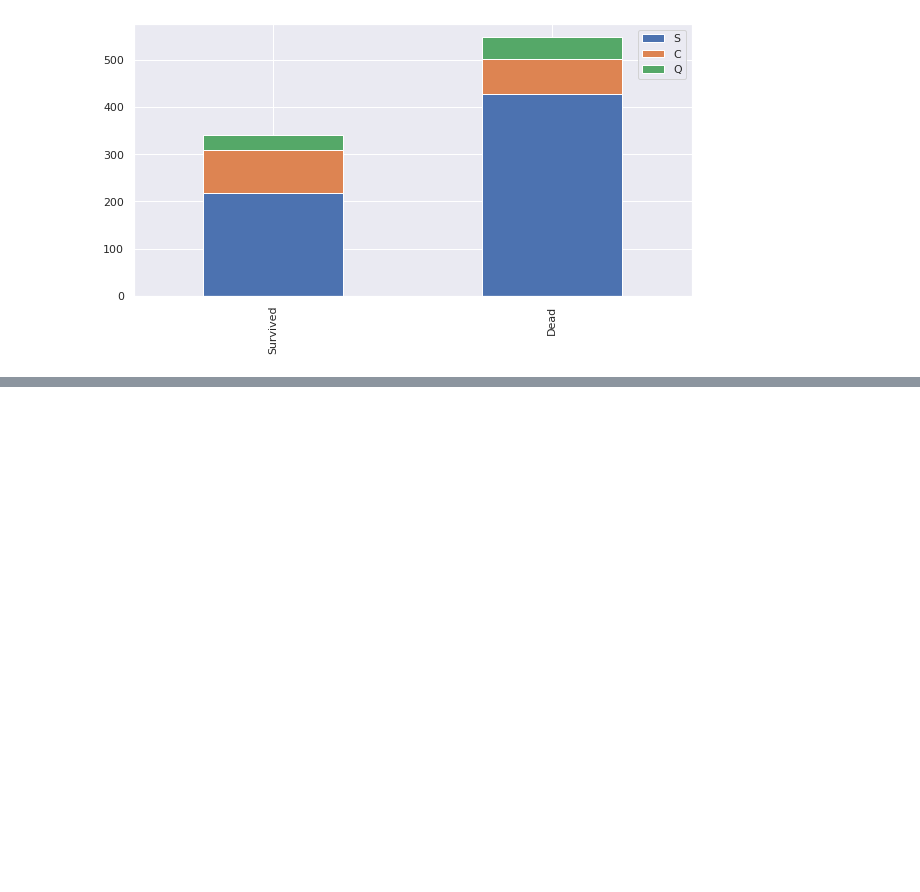
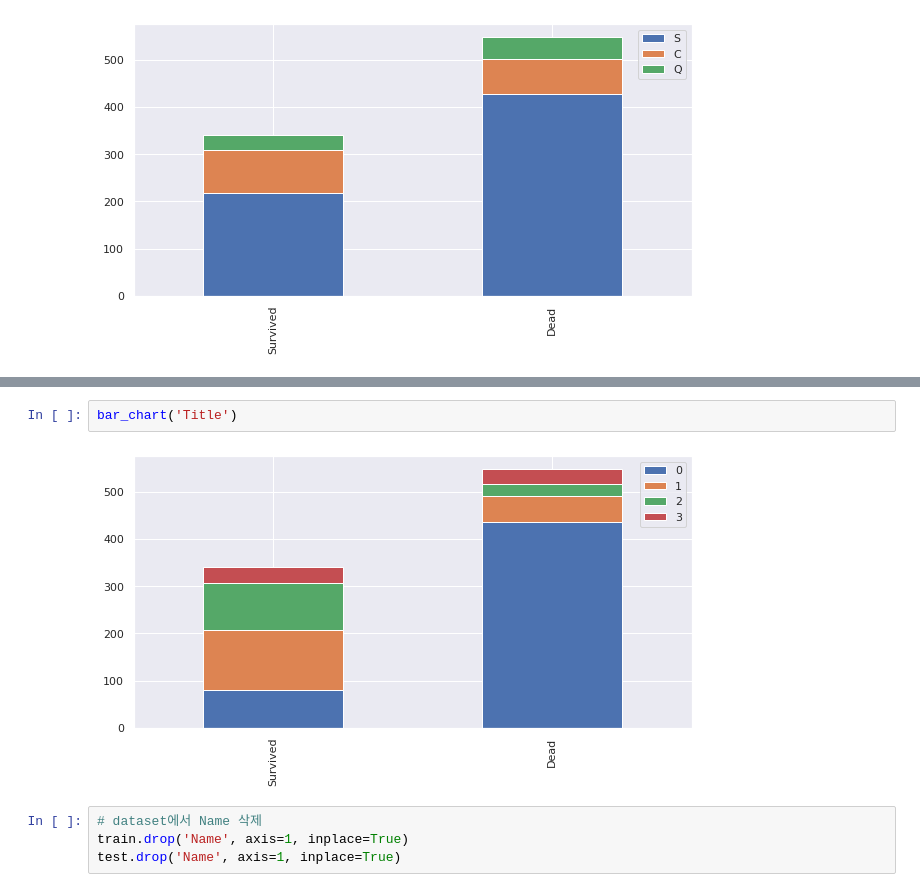
Before and after one commit to min02choi/Machine-Learning, a Jupyter notebook: titanic.ipynb, the cells around one changed output, grey strips where cells are left out. Drawn from its saved outputs; the diff is of its cells as text; blank space fills up the shorter version.

```diff
--- a/titanic.ipynb
+++ b/titanic.ipynb
@@ -181,0 +248,8 @@ bar_chart('Embarked')
+# %%
+bar_chart('Title')
+# %% [output]
+[figure, added]
+# %%
+# dataset에서 Name 삭제
+train.drop('Name', axis=1, inplace=True)
+test.drop('Name', axis=1, inplace=True)
```
Also changed, not shown: parts of 82 cells of this notebook.
